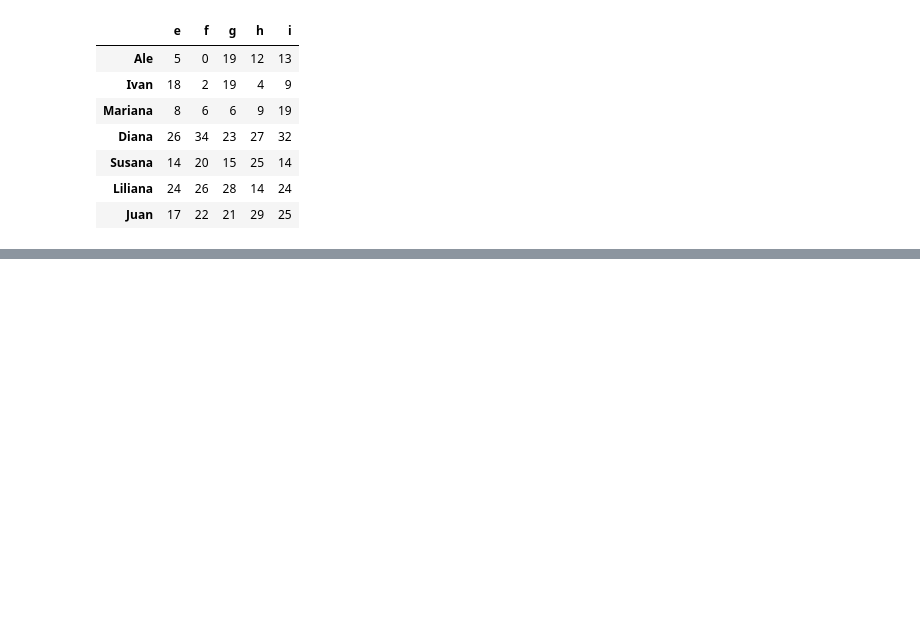
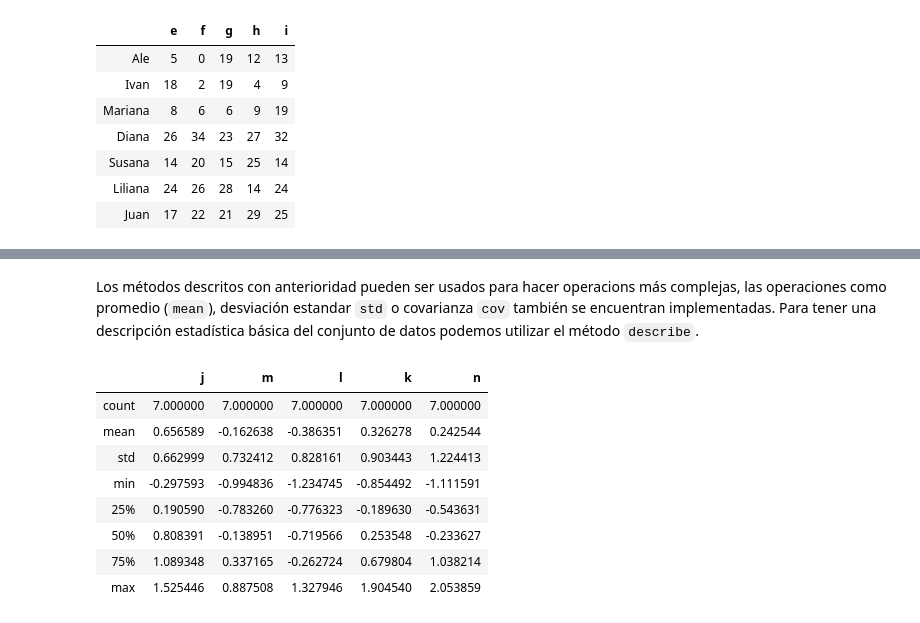
Before and after one commit to msalazarcgeo/Curso_intro_Prog_Ana_Dat, a Jupyter notebook: Series_Dataframes.ipynb, the cells around one changed output, grey strips where cells are left out. Saved outputs shown, nothing was run; the diff lists cells and outputs as text; code cells hidden in the pictures; blank space fills up the shorter version.

Commit message:
Almost finish Series and Dataframe

```diff
--- a/Series_Dataframes.ipynb
+++ b/Series_Dataframes.ipynb
@@ -1077,0 +1079,3 @@ Dentro de los *dataframes* podemos
+# %%
+df_8 = pd.DataFrame(np.random.randn(7, 5), columns=list('jmlkn'),
+                    index= ['Ale', 'Ivan',  'Susana', 'Juan', 'Tania', 'Jose', 'Rosa'])
@@ -1077,0 +1239,15 @@ Dentro de los *dataframes* podemos
+# %% [markdown]
+Los métodos descritos con anterioridad pueden ser usados para hacer operacions más complejas, las operaciones como promedio (`mean`), desviación estandar `std` o covarianza `cov` también se encuentran implementadas. Para tener una descripción estadística básica del conjunto de datos podemos utilizar el método `describe`.
+# %%
+
+df_8.describe()
+# %% [output]
+|  | j | m | l | k | n |
+| count | 7.000000 | 7.000000 | 7.000000 | 7.000000 | 7.000000 |
+| mean | 0.656589 | -0.162638 | -0.386351 | 0.326278 | 0.242544 |
+| std | 0.662999 | 0.732412 | 0.828161 | 0.903443 | 1.224413 |
+| min | -0.297593 | -0.994836 | -1.234745 | -0.854492 | -1.111591 |
+| 25% | 0.190590 | -0.783260 | -0.776323 | -0.189630 | -0.543631 |
+| 50% | 0.808391 | -0.138951 | -0.719566 | 0.253548 | -0.233627 |
+| 75% | 1.089348 | 0.337165 | -0.262724 | 0.679804 | 1.038214 |
+| max | 1.525446 | 0.887508 | 1.327946 | 1.904540 | 2.053859 |
```
Also changed, not shown: parts of 33 cells of this notebook, 2 other files.
